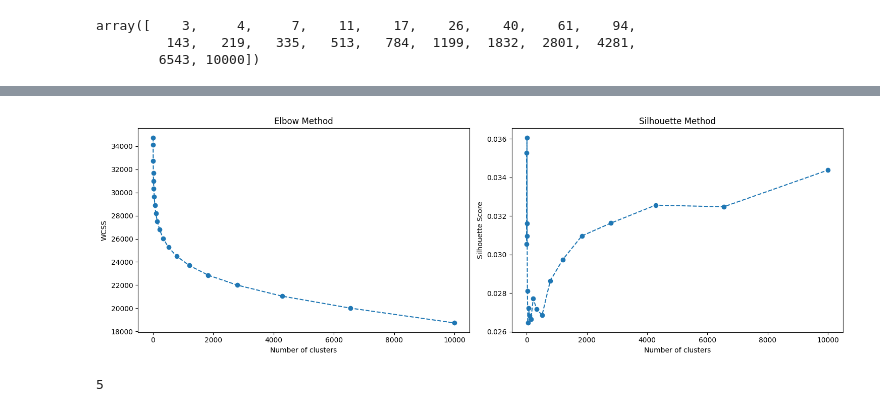
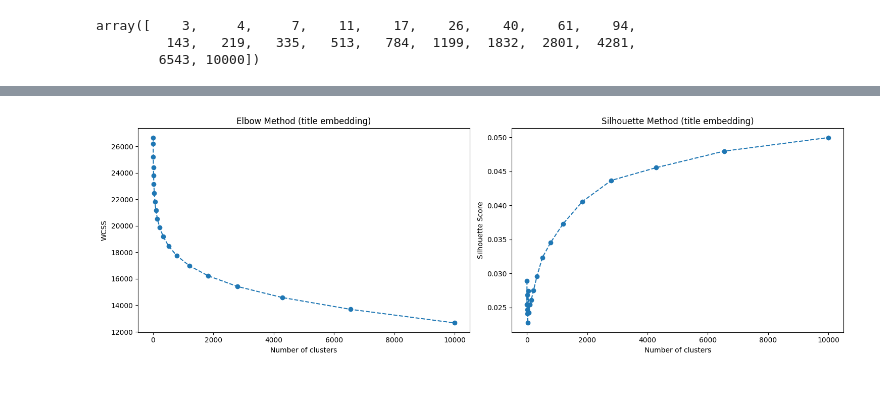
Before and after one commit to viktorcikojevic/kaggle-llm, a Jupyter notebook: notebooks/wiki_sci_embeddings_supergroups.ipynb, the cells around one changed output, grey strips where cells are left out. Drawn from its saved outputs; the diff is of its cells as text; code cells hidden in the pictures.

```diff
--- a/notebooks/wiki_sci_embeddings_supergroups.ipynb
+++ b/notebooks/wiki_sci_embeddings_supergroups.ipynb
@@ -61,26 +80,44 @@ for i in tqdm(ranges, total=len(ranges)):  # Checking for up to 10 clusters as a
 # %%
+
+import pandas as pd
+import numpy as np
+from sklearn.cluster import KMeans
+from sklearn.metrics import silhouette_score
+import matplotlib.pyplot as plt
+from tqdm import tqdm
+
+# Convert 'embd' column to a numpy matrix
+X = np.stack(df['embd_title'].values)
+
+# Using the elbow method to find the optimal number of clusters
+wcss = []
+silhouette_scores = []
+
+for i in tqdm(ranges, total=len(ranges)):  # Checking for up to 10 clusters as an example
+    kmeans = KMeans(n_clusters=i, init='k-means++', n_init='auto', random_state=42)
+    kmeans.fit(X)
+    labels = kmeans.labels_
+    wcss.append(kmeans.inertia_)
+    silhouette_scores.append(silhouette_score(X, labels))
+
+
+
 plt.figure(figsize=(15,5))
 
 # Plotting WCSS for Elbow Method
 plt.subplot(1, 2, 1)
 plt.plot(ranges, wcss, marker='o', linestyle='--')
-plt.title('Elbow Method')
+plt.title('Elbow Method (title embedding)')
 plt.xlabel('Number of clusters')
 plt.ylabel('WCSS')
 
 # Plotting Silhouette Scores
 plt.subplot(1, 2, 2)
 plt.plot(ranges, silhouette_scores, marker='o', linestyle='--')
-plt.title('Silhouette Method')
+plt.title('Silhouette Method (title embedding)')
 plt.xlabel('Number of clusters')
 plt.ylabel('Silhouette Score')
 plt.tight_layout()
 plt.show()
 # %% [output]
-[figure, old version]
+[figure, new version]
-# %%
-# Choose optimal number of clusters based on silhouette score
-optimal_clusters_silhouette = 2 + silhouette_scores.index(max(silhouette_scores))
-optimal_clusters_silhouette
-# %% [output]
-5
```
Also changed, not shown: parts of 5 cells of this notebook, 2 other files.
